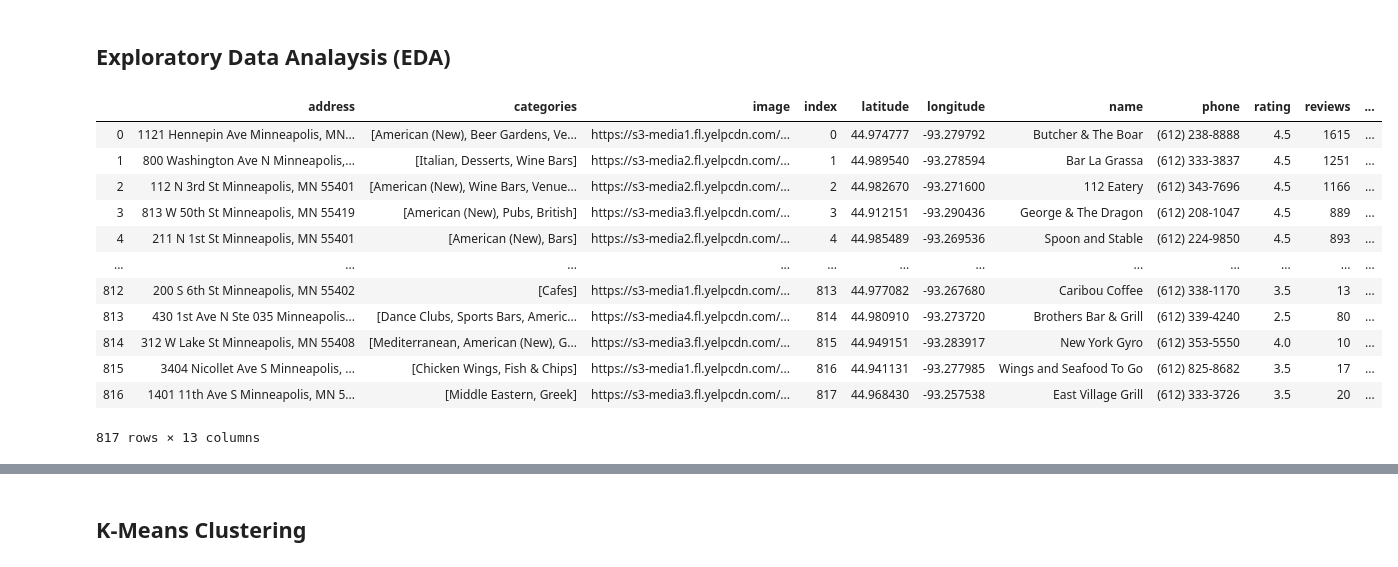
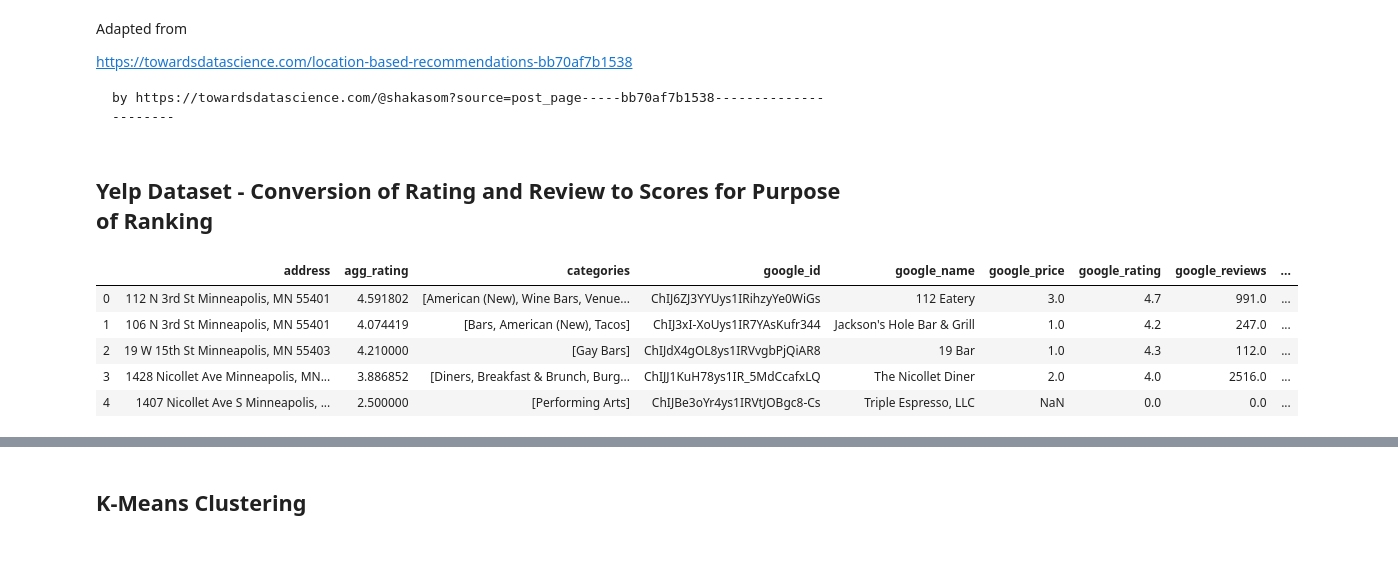
Before and after one commit to ronneimark/Minneapolis_Restaurants, a Jupyter notebook: LBRecommendation.ipynb, the cells around one changed output, grey strips where cells are left out. Drawn from its saved outputs; the diff is of its cells as text; code cells hidden in the pictures.

Commit message:
First Post-Class Revision - combines Yelp and Google and features more inspections

```diff
--- a/LBRecommendation.ipynb
+++ b/LBRecommendation.ipynb
@@ -1,5 +1,11 @@
 # %% [markdown]
 <a href="https://colab.research.google.com/github/shakasom/location-based-recommendations/blob/master/LBRecommendation.ipynb" target="_parent"><img src="https://colab.research.google.com/assets/colab-badge.svg" alt="Open In Colab"/></a>
+# %% [markdown]
+Adapted from
+
+https://towardsdatascience.com/location-based-recommendations-bb70af7b1538
+
+    by https://towardsdatascience.com/@shakasom?source=post_page-----bb70af7b1538----------------------
 # %%
 import pandas as pd
 import numpy as np
@@ -17,22 +23,15 @@ import plotly_express as px
 
 from sklearn.cluster import KMeans
 from sklearn.metrics import silhouette_score
-# %% [markdown]
-## Exploratory Data Analaysis (EDA)
+# %% [markdown]
+## Yelp Dataset - Conversion of Rating and Review to Scores for Purpose of Ranking
 # %%
-df_restaurants=pd.read_json('http://127.0.0.1:5000/yelp_data')
-df_restaurants
+df_restaurants=pd.read_json('http://127.0.0.1:5000/master_data')
+df_restaurants.head()
 # %% [output]
-|  | address | categories | image | index | latitude | longitude | name | phone | rating | reviews | ... |
-| 0 | 1121 Hennepin Ave Minneapolis, MN... | [American (New), Beer Gardens, Ve... | https://s3-media1.fl.yelpcdn.com/... | 0 | 44.974777 | -93.279792 | Butcher & The Boar | (612) 238-8888 | 4.5 | 1615 | ... |
-| 1 | 800 Washington Ave N Minneapolis,... | [Italian, Desserts, Wine Bars] | https://s3-media2.fl.yelpcdn.com/... | 1 | 44.989540 | -93.278594 | Bar La Grassa | (612) 333-3837 | 4.5 | 1251 | ... |
-| 2 | 112 N 3rd St Minneapolis, MN 55401 | [American (New), Wine Bars, Venue... | https://s3-media2.fl.yelpcdn.com/... | 2 | 44.982670 | -93.271600 | 112 Eatery | (612) 343-7696 | 4.5 | 1166 | ... |
-| 3 | 813 W 50th St Minneapolis, MN 55419 | [American (New), Pubs, British] | https://s3-media3.fl.yelpcdn.com/... | 3 | 44.912151 | -93.290436 | George & The Dragon | (612) 208-1047 | 4.5 | 889 | ... |
-| 4 | 211 N 1st St Minneapolis, MN 55401 | [American (New), Bars] | https://s3-media2.fl.yelpcdn.com/... | 4 | 44.985489 | -93.269536 | Spoon and Stable | (612) 224-9850 | 4.5 | 893 | ... |
-| ... | ... | ... | ... | ... | ... | ... | ... | ... | ... | ... | ... |
-| 812 | 200 S 6th St Minneapolis, MN 55402 | [Cafes] | https://s3-media1.fl.yelpcdn.com/... | 813 | 44.977082 | -93.267680 | Caribou Coffee | (612) 338-1170 | 3.5 | 13 | ... |
-| 813 | 430 1st Ave N Ste 035 Minneapolis... | [Dance Clubs, Sports Bars, Americ... | https://s3-media4.fl.yelpcdn.com/... | 814 | 44.980910 | -93.273720 | Brothers Bar & Grill | (612) 339-4240 | 2.5 | 80 | ... |
-| 814 | 312 W Lake St Minneapolis, MN 55408 | [Mediterranean, American (New), G... | https://s3-media3.fl.yelpcdn.com/... | 815 | 44.949151 | -93.283917 | New York Gyro | (612) 353-5550 | 4.0 | 10 | ... |
-| 815 | 3404 Nicollet Ave S Minneapolis, ... | [Chicken Wings, Fish & Chips] | https://s3-media1.fl.yelpcdn.com/... | 816 | 44.941131 | -93.277985 | Wings and Seafood To Go | (612) 825-8682 | 3.5 | 17 | ... |
-| 816 | 1401 11th Ave S Minneapolis, MN 5... | [Middle Eastern, Greek] | https://s3-media3.fl.yelpcdn.com/... | 817 | 44.968430 | -93.257538 | East Village Grill | (612) 333-3726 | 3.5 | 20 | ... |
+|  | address | agg_rating | categories | google_id | google_name | google_price | google_rating | google_reviews | ... |
+| 0 | 112 N 3rd St Minneapolis, MN 55401 | 4.591802 | [American (New), Wine Bars, Venue... | ChIJ6ZJ3YYUys1IRihzyYe0WiGs | 112 Eatery | 3.0 | 4.7 | 991.0 | ... |
+| 1 | 106 N 3rd St Minneapolis, MN 55401 | 4.074419 | [Bars, American (New), Tacos] | ChIJ3xI-XoUys1IR7YAsKufr344 | Jackson's Hole Bar & Grill | 1.0 | 4.2 | 247.0 | ... |
+| 2 | 19 W 15th St Minneapolis, MN 55403 | 4.210000 | [Gay Bars] | ChIJdX4gOL8ys1IRVvgbPjQiAR8 | 19 Bar | 1.0 | 4.3 | 112.0 | ... |
+| 3 | 1428 Nicollet Ave Minneapolis, MN... | 3.886852 | [Diners, Breakfast & Brunch, Burg... | ChIJJ1KuH78ys1IR_5MdCcafxLQ | The Nicollet Diner | 2.0 | 4.0 | 2516.0 | ... |
+| 4 | 1407 Nicollet Ave S Minneapolis, ... | 2.500000 | [Performing Arts] | ChIJBe3oYr4ys1IRVtJOBgc8-Cs | Triple Espresso, LLC | NaN | 0.0 | 0.0 | ... |
-817 rows × 13 columns
```
Also changed, not shown: parts of 14 cells of this notebook, 21 other files.
